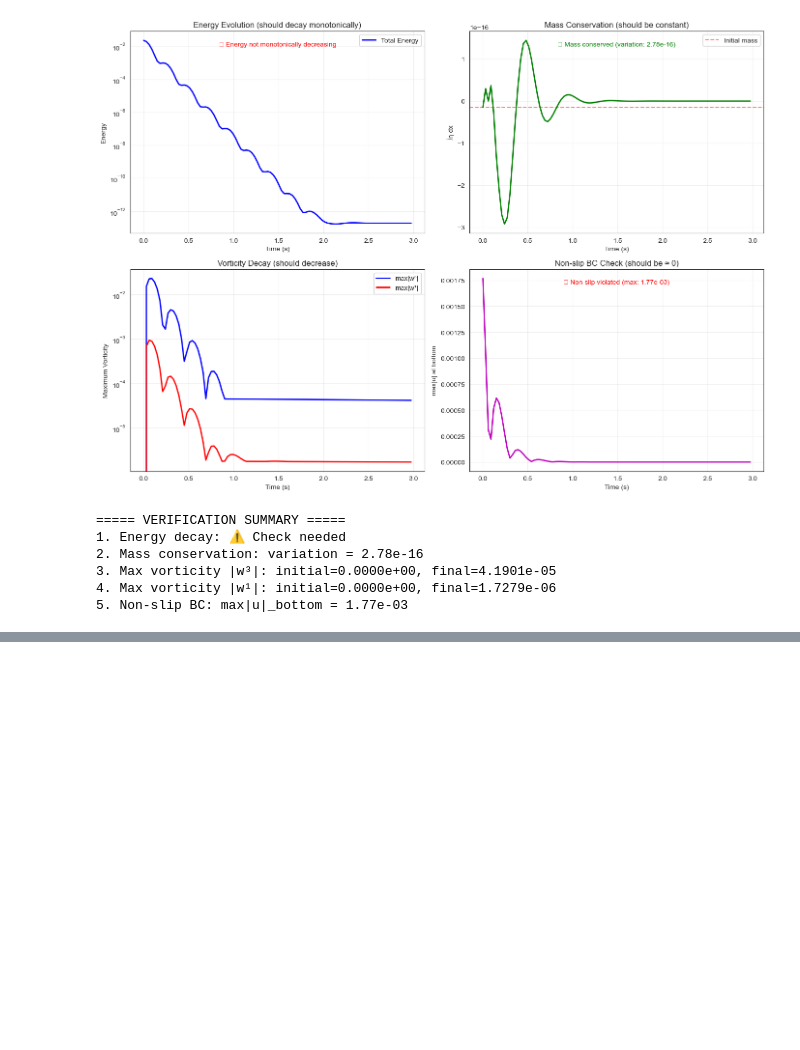
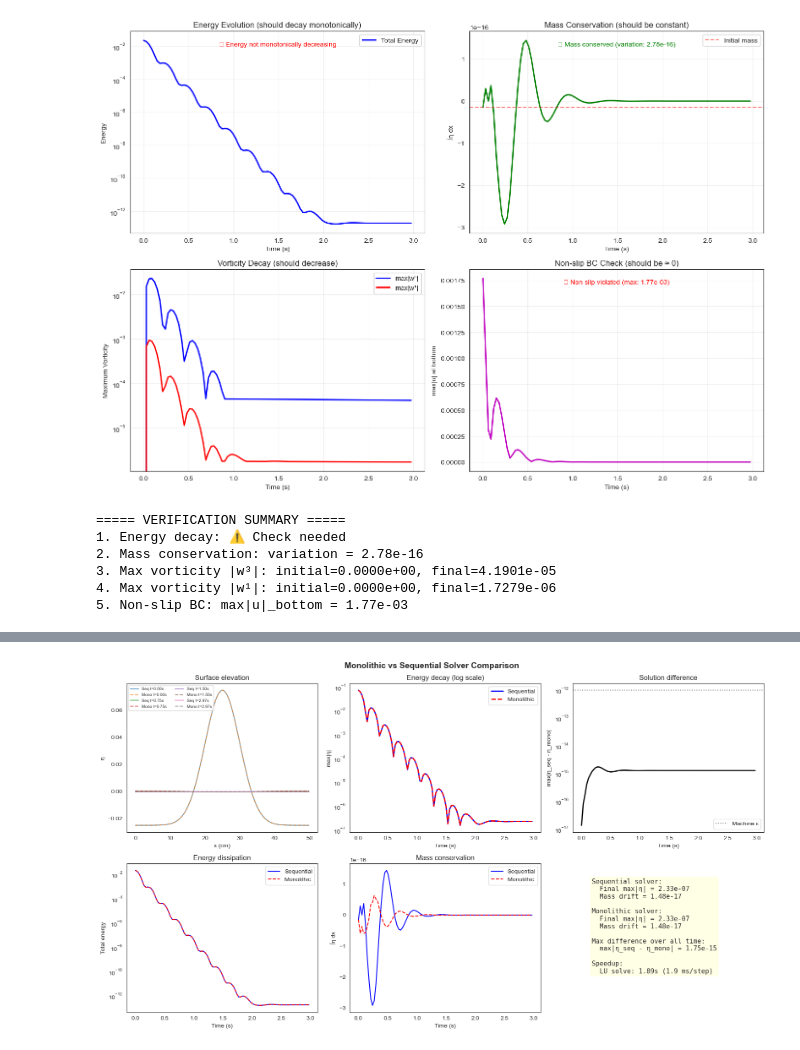
Before and after one commit to finecwg/LNS_floating, a Jupyter notebook: 02_Surface_Dynamics_updated/fluid_surface_dynamics_model.ipynb, the cells around one changed output, grey strips where cells are left out. Saved outputs shown, nothing was run; the diff lists cells and outputs as text; code cells hidden in the pictures; blank space fills up the shorter version.

Commit message:
02: surface laplace equation + monolythic; also added notes

```diff
--- a/02_Surface_Dynamics_updated/fluid_surface_dynamics_model.ipynb
+++ b/02_Surface_Dynamics_updated/fluid_surface_dynamics_model.ipynb
@@ -792,0 +1172,90 @@ print(f"5. Non-slip BC: max|u|_bottom = {max_bottom_vel:.2e}")
+# %%
+# ============================================================
+# Verification: Monolithic vs Sequential Solver
+# ============================================================
+
+fig, axes = plt.subplots(2, 3, figsize=(16, 9))
+
+# 1. eta comparison at selected times
+ax = axes[0, 0]
+for tidx in [0, len(eta_history)//4, len(eta_history)//2, -1]:
+    t_val = time_points[tidx]
+    ax.plot(x_vec * Unit_length, eta_history[tidx], '-', alpha=0.7,
+            label=f'Seq t={t_val:.2f}s')
+    tidx_m = min(tidx if tidx >= 0 else len(eta_mono_history)+tidx, len(eta_mono_history)-1)
+    ax.plot(x_vec * Unit_length, eta_mono_history[tidx_m], '--', alpha=0.7,
+            label=f'Mono t={time_mono_points[tidx_m]:.2f}s')
+ax.set_xlabel('x (cm)')
+ax.set_ylabel('η')
+ax.set_title('Surface elevation')
+ax.legend(fontsize=7, ncol=2)
+
+# 2. max|eta| time series
+ax = axes[0, 1]
+max_eta_seq = [np.max(np.abs(e)) for e in eta_history]
+max_eta_mono = [np.max(np.abs(e)) for e in eta_mono_history]
+n_common = min(len(max_eta_seq), len(max_eta_mono))
+ax.semilogy(time_points[:n_common], max_eta_seq[:n_common], 'b-', label='Sequential', linewidth=2)
+ax.semilogy(time_mono_points[:n_common], max_eta_mono[:n_common], 'r--', label='Monolithic', linewidth=2)
+ax.set_xlabel('Time (s)')
+ax.set_ylabel('max|η|')
+ax.set_title('Energy decay (log scale)')
+ax.legend()
+
+# 3. Difference
+ax = axes[0, 2]
+diff_eta = [np.max(np.abs(eta_history[i] - eta_mono_history[i]))
+            for i in range(n_common)]
+ax.semilogy(time_points[:n_common], diff_eta, 'k-', linewidth=2)
+ax.set_xlabel('Time (s)')
+ax.set_ylabel('max|η_seq - η_mono|')
+ax.set_title('Solution difference')
+ax.axhline(y=1e-12, color='gray', linestyle=':', label='Machine ε')
+ax.legend()
+
+# 4. Energy comparison
+ax = axes[1, 0]
+n_e = min(len(energy_history), len(energy_mono_history))
+ax.semilogy(time_points[:n_e], energy_history[:n_e], 'b-', label='Sequential')
+ax.semilogy(time_mono_points[:n_e], energy_mono_history[:n_e], 'r--', label='Monolithic')
+ax.set_xlabel('Time (s)')
+ax.set_ylabel('Total energy')
+ax.set_title('Energy dissipation')
+ax.legend()
+
+# 5. Mass conservation
+ax = axes[1, 1]
+n_m = min(len(mass_history), len(mass_mono_history))
+ax.plot(time_points[:n_m], mass_history[:n_m], 'b-', label='Sequential')
+ax.plot(time_mono_points[:n_m], mass_mono_history[:n_m], 'r--', label='Monolithic')
+ax.set_xlabel('Time (s)')
+ax.set_ylabel('∫η dx')
+ax.set_title('Mass conservation')
+ax.legend()
+
+# 6. Summary stats
+ax = axes[1, 2]
+ax.axis('off')
+summary = (
+    f"Sequential solver:\n"
+    f"  Final max|η| = {np.max(np.abs(eta_history[-1])):.2e}\n"
+    f"  Mass drift = {abs(mass_history[-1] - mass_history[0]):.2e}\n\n"
+    f"Monolithic solver:\n"
+    f"  Final max|η| = {np.max(np.abs(eta_mono_history[-1])):.2e}\n"
+    f"  Mass drift = {abs(mass_mono_history[-1] - mass_mono_history[0]):.2e}\n\n"
+    f"Max difference over all time:\n"
+    f"  max|η_seq - η_mono| = {max(diff_eta):.2e}\n\n"
+    f"Speedup:\n"
+    f"  LU solve: {t_solve_total:.2f}s ({t_solve_total/nt*1000:.1f} ms/step)"
+)
+ax.text(0.1, 0.9, summary, transform=ax.transAxes, fontsize=11,
+        verticalalignment='top', fontfamily='monospace',
+        bbox=dict(boxstyle='round', facecolor='lightyellow', alpha=0.8))
+
+plt.suptitle('Monolithic vs Sequential Solver Comparison', fontsize=14, fontweight='bold')
+plt.tight_layout()
+plt.show()
+
+print(f"\n✓ Solutions match to machine precision: max diff = {max(diff_eta):.2e}")
+# %% [output]
+[figure, added]
```
Also changed, not shown: parts of 5 cells of this notebook, 17 other files.
